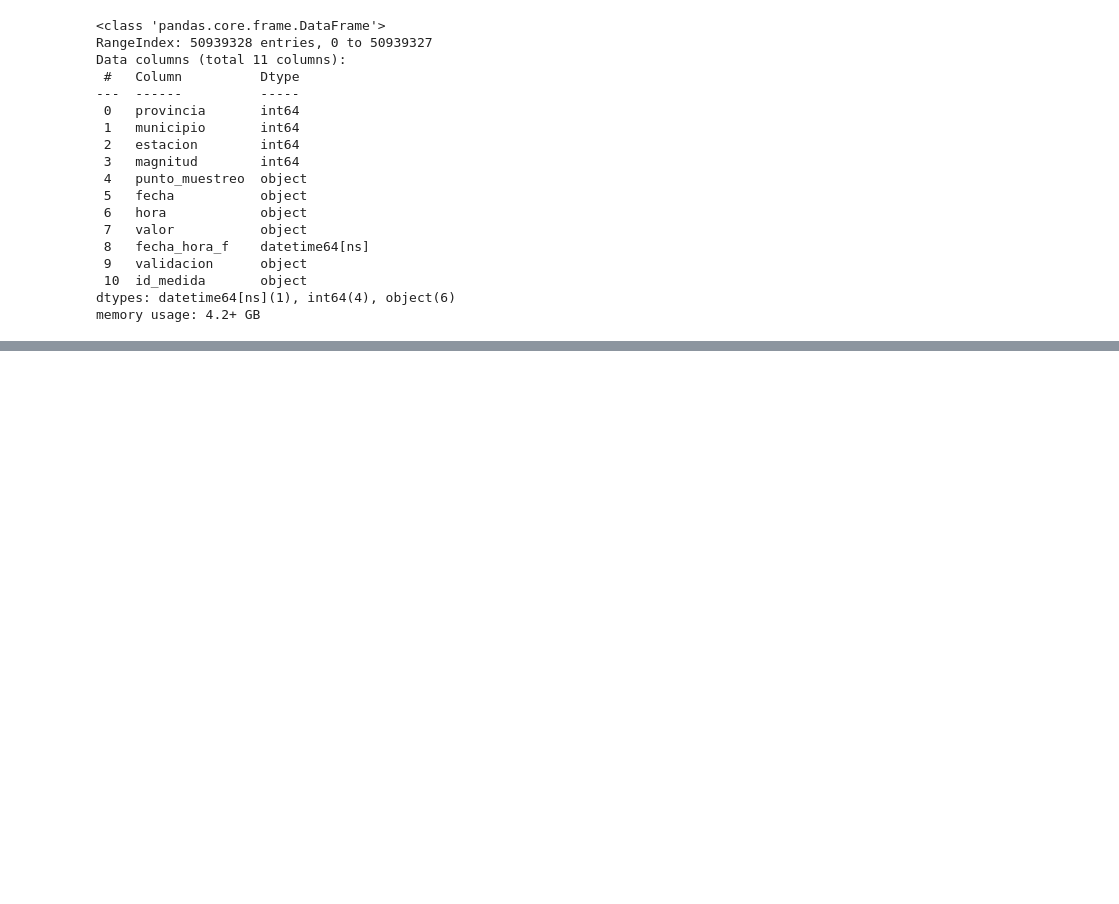
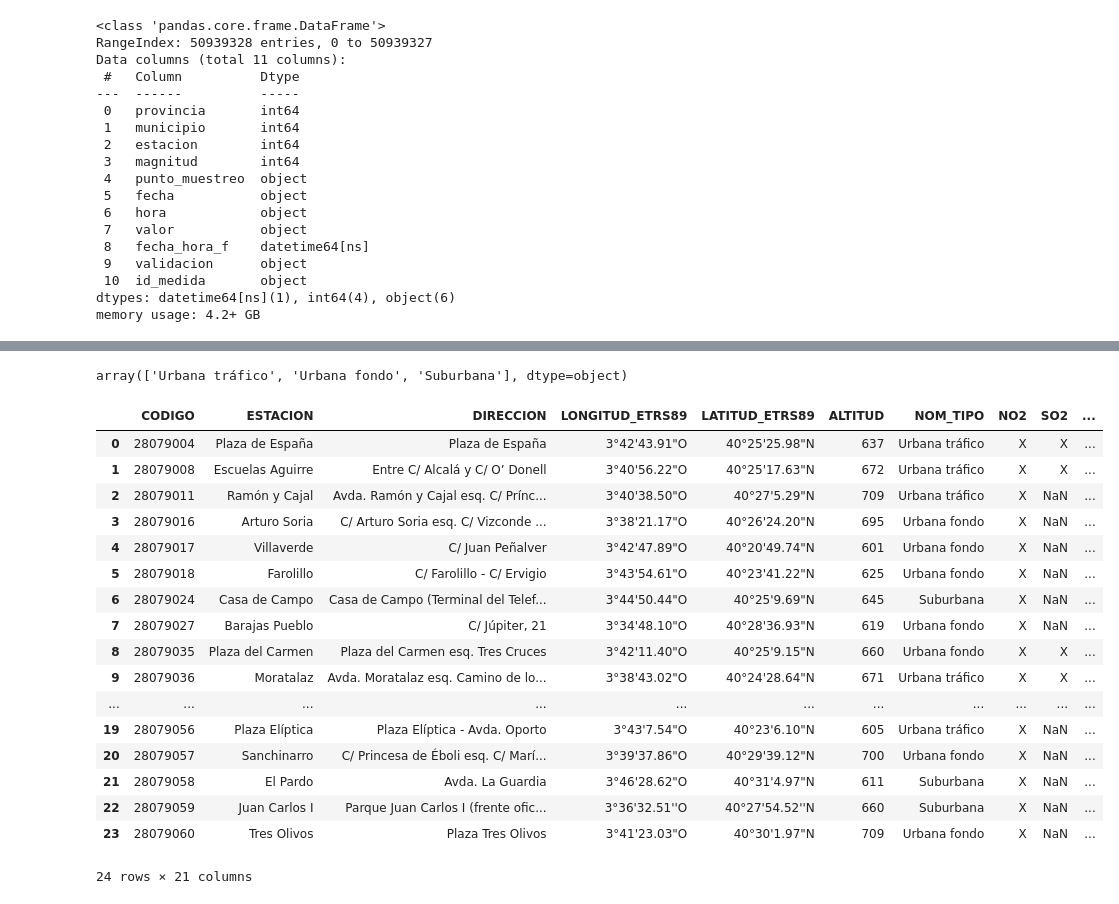
Before and after one commit to MartaM1206/proyecto_final, a Jupyter notebook: notebooks_pruebas/prueba_transformar.ipynb, the cells around one changed output, grey strips where cells are left out. Saved outputs shown, nothing was run; the diff lists cells and outputs as text; code cells hidden in the pictures; blank space fills up the shorter version.

```diff
--- a/prueba_transformar.ipynb
+++ b/notebooks_pruebas/prueba_transformar.ipynb
@@ -711,0 +738,3 @@ df_medidas_limpio.to_csv(f"data/transformed/medidas.csv", index=False)
+# %%
+estaciones_madrid = pd.read_csv("../data/raw/madrid_Calidad del aire. Estaciones de control.csv", sep=";")
+estaciones_madrid.head(2)
@@ -711,0 +746,4 @@ df_medidas_limpio.to_csv(f"data/transformed/medidas.csv", index=False)
+# %%
+# eliminamos columnas innecesarias del df estaciones_madrid
+estaciones_madrid.drop(columns=["CODIGO_CORTO", "COD_TIPO", "COD_VIA", "VIA_CLASE", "VIA_PAR", "VIA_NOMBRE"], inplace=True)
+estaciones_madrid.head(2)
@@ -711,0 +755,27 @@ df_medidas_limpio.to_csv(f"data/transformed/medidas.csv", index=False)
+# %%
+estaciones_madrid["NOM_TIPO"].unique()
+# %% [output]
+array(['Urbana tráfico', 'Urbana fondo', 'Suburbana'], dtype=object)
+# %%
+# separamos nom_tipo en tipo area y tipo estacion
+estaciones_madrid[["tipo_area", "tipo_estacion"]] = estaciones_madrid["NOM_TIPO"].str.split(" ", expand=True)
+estaciones_madrid
+# %% [output]
+|  | CODIGO | ESTACION | DIRECCION | LONGITUD_ETRS89 | LATITUD_ETRS89 | ALTITUD | NOM_TIPO | NO2 | SO2 | ... |
+| 0 | 28079004 | Plaza de España | Plaza de España | 3°42'43.91"O | 40°25'25.98"N | 637 | Urbana tráfico | X | X | ... |
+| 1 | 28079008 | Escuelas Aguirre | Entre C/ Alcalá y C/ O’ Donell | 3°40'56.22"O | 40°25'17.63"N | 672 | Urbana tráfico | X | X | ... |
+| 2 | 28079011 | Ramón y Cajal | Avda. Ramón y Cajal esq. C/ Prínc... | 3°40'38.50"O | 40°27'5.29"N | 709 | Urbana tráfico | X | NaN | ... |
+| 3 | 28079016 | Arturo Soria | C/ Arturo Soria esq. C/ Vizconde ... | 3°38'21.17"O | 40°26'24.20"N | 695 | Urbana fondo | X | NaN | ... |
+| 4 | 28079017 | Villaverde | C/ Juan Peñalver | 3°42'47.89"O | 40°20'49.74"N | 601 | Urbana fondo | X | NaN | ... |
+| 5 | 28079018 | Farolillo | C/ Farolillo - C/ Ervigio | 3°43'54.61"O | 40°23'41.22"N | 625 | Urbana fondo | X | NaN | ... |
+| 6 | 28079024 | Casa de Campo | Casa de Campo (Terminal del Telef... | 3°44'50.44"O | 40°25'9.69"N | 645 | Suburbana | X | NaN | ... |
+| 7 | 28079027 | Barajas Pueblo | C/ Júpiter, 21 | 3°34'48.10"O | 40°28'36.93"N | 619 | Urbana fondo | X | NaN | ... |
+| 8 | 28079035 | Plaza del Carmen | Plaza del Carmen esq. Tres Cruces | 3°42'11.40"O | 40°25'9.15"N | 660 | Urbana fondo | X | X | ... |
+| 9 | 28079036 | Moratalaz | Avda. Moratalaz esq. Camino de lo... | 3°38'43.02"O | 40°24'28.64"N | 671 | Urbana tráfico | X | X | ... |
+| ... | ... | ... | ... | ... | ... | ... | ... | ... | ... | ... |
+| 19 | 28079056 | Plaza Elíptica | Plaza Elíptica - Avda. Oporto | 3°43'7.54"O | 40°23'6.10"N | 605 | Urbana tráfico | X | NaN | ... |
+| 20 | 28079057 | Sanchinarro | C/ Princesa de Éboli esq. C/ Marí... | 3°39'37.86"O | 40°29'39.12"N | 700 | Urbana fondo | X | NaN | ... |
+| 21 | 28079058 | El Pardo | Avda. La Guardia | 3°46'28.62"O | 40°31'4.97"N | 611 | Suburbana | X | NaN | ... |
+| 22 | 28079059 | Juan Carlos I | Parque Juan Carlos I (frente ofic... | 3°36'32.51''O | 40°27'54.52''N | 660 | Suburbana | X | NaN | ... |
+| 23 | 28079060 | Tres Olivos | Plaza Tres Olivos | 3°41'23.03"O | 40°30'1.97"N | 709 | Urbana fondo | X | NaN | ... |
+24 rows × 21 columns
```
Also changed, not shown: parts of 25 cells of this notebook, 5 other files.
